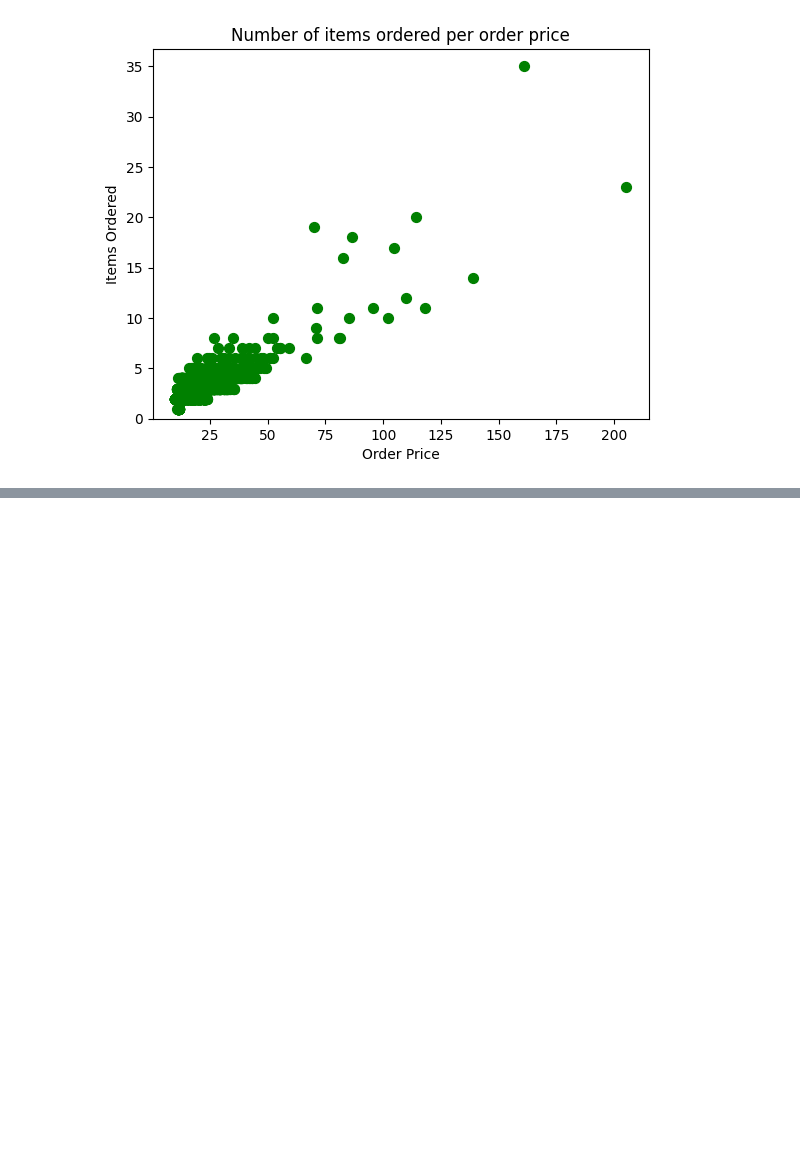
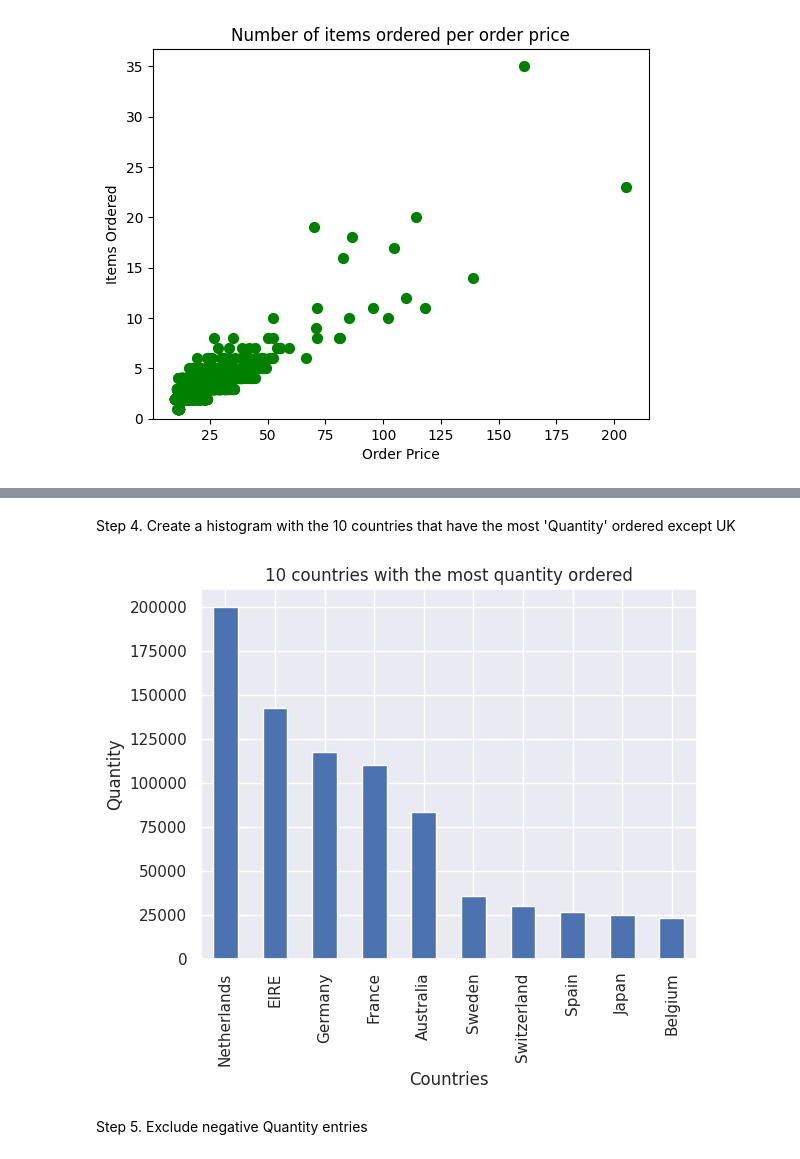
Before and after one commit to masira-syd29/100-Pandas-Exercises, a Jupyter notebook: 07_Visualization.ipynb, the cells around one changed output, grey strips where cells are left out. Drawn from its saved outputs; the diff is of its cells as text; code cells hidden in the pictures; blank space fills up the shorter version.

```diff
--- a/07_Visualization.ipynb
+++ b/07_Visualization.ipynb
@@ -100,0 +109,10 @@ plt.show()
+# %%
+import numpy as np
+import pandas as pd
+import matplotlib.pyplot as plt
+import seaborn as sns
+
+# set the graphs to show in the jupyter notebook
+%matplotlib inline
+
+sns.set(style="darkgrid")
@@ -100,0 +125,3 @@ plt.show()
+# %%
+online_rt = pd.read_csv('https://raw.githubusercontent.com/guipsamora/pandas_exercises/master/07_Visualization/Online_Retail/Online_Retail.csv', encoding='latin1')
+online_rt.head()
@@ -100,0 +135,16 @@ plt.show()
+# %% [markdown]
+Step 4. Create a histogram with the 10 countries that have the most 'Quantity' ordered except UK
+# %%
+countries = online_rt.groupby('Country')['Quantity'].sum()
+countries = countries.sort_values(ascending=False)[1:11]
+countries.plot(kind='bar')
+
+plt.xlabel('Countries')
+plt.ylabel('Quantity')
+plt.title('10 countries with the most quantity ordered')
+plt.show()
+#
+# %% [output]
+[figure, added]
+# %% [markdown]
+Step 5. Exclude negative Quantity entries
```
Also changed, not shown: parts of 90 cells of this notebook.
